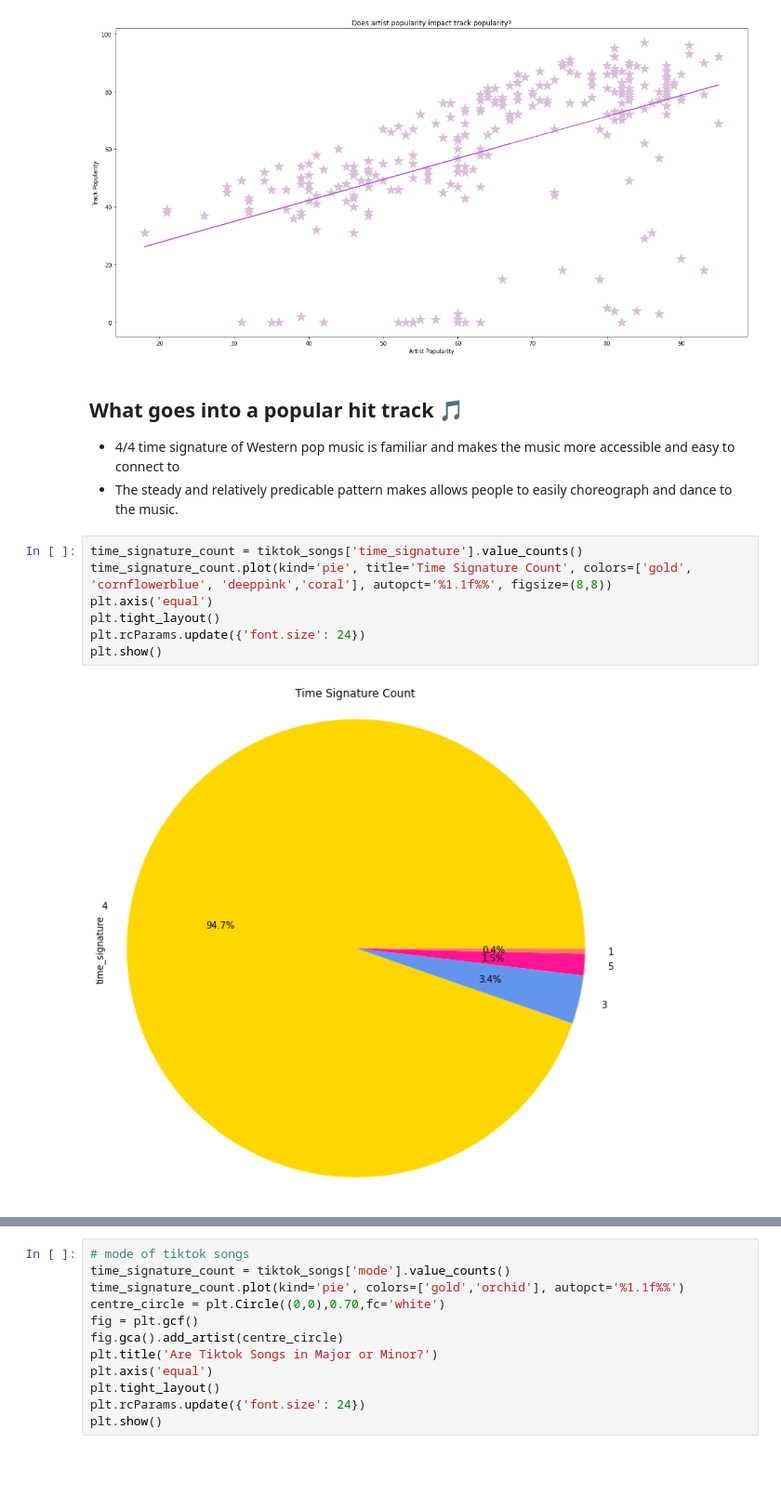
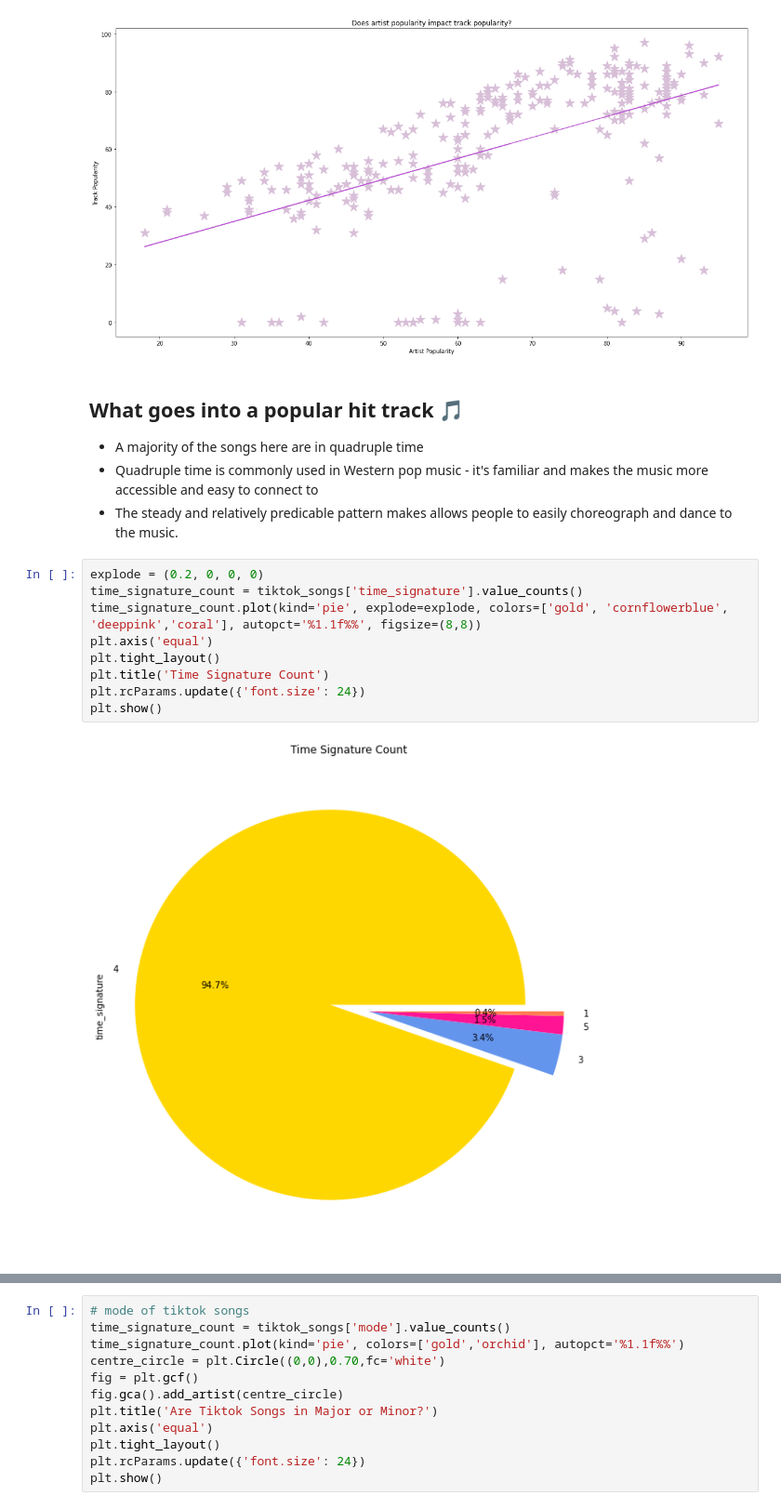
Before and after one commit to incalescence/open-data, a Jupyter notebook: tiktok_presentation.ipynb, the cells around one changed output, grey strips where cells are left out. Shown at 93% size. Drawn from its saved outputs; the diff is of its cells as text; blank space fills up the shorter version.

```diff
--- a/tiktok_presentation.ipynb
+++ b/tiktok_presentation.ipynb
@@ -71,14 +71,17 @@ plt.show()
 [figure]
 # %% [markdown]
 ## What goes into a popular hit track 🎵
-- 4/4 time signature of Western pop music is familiar and makes the music more accessible and easy to connect to
+- A majority of the songs here are in quadruple time
+- Quadruple time is commonly used in Western pop music - it's familiar and makes the music more accessible and easy to connect to
 - The steady and relatively predicable pattern makes allows people to easily choreograph and dance to the music.
 # %%
+explode = (0.2, 0, 0, 0)
 time_signature_count = tiktok_songs['time_signature'].value_counts()
-time_signature_count.plot(kind='pie', title='Time Signature Count', colors=['gold', 'cornflowerblue', 'deeppink','coral'], autopct='%1.1f%%', figsize=(8,8))
+time_signature_count.plot(kind='pie', explode=explode, colors=['gold', 'cornflowerblue', 'deeppink','coral'], autopct='%1.1f%%', figsize=(8,8))
 plt.axis('equal')
 plt.tight_layout()
+plt.title('Time Signature Count')
 plt.rcParams.update({'font.size': 24})
 plt.show()
 # %% [output]
-[figure, old version]
+[figure, new version]
```
Also changed, not shown: parts of 7 cells of this notebook.
